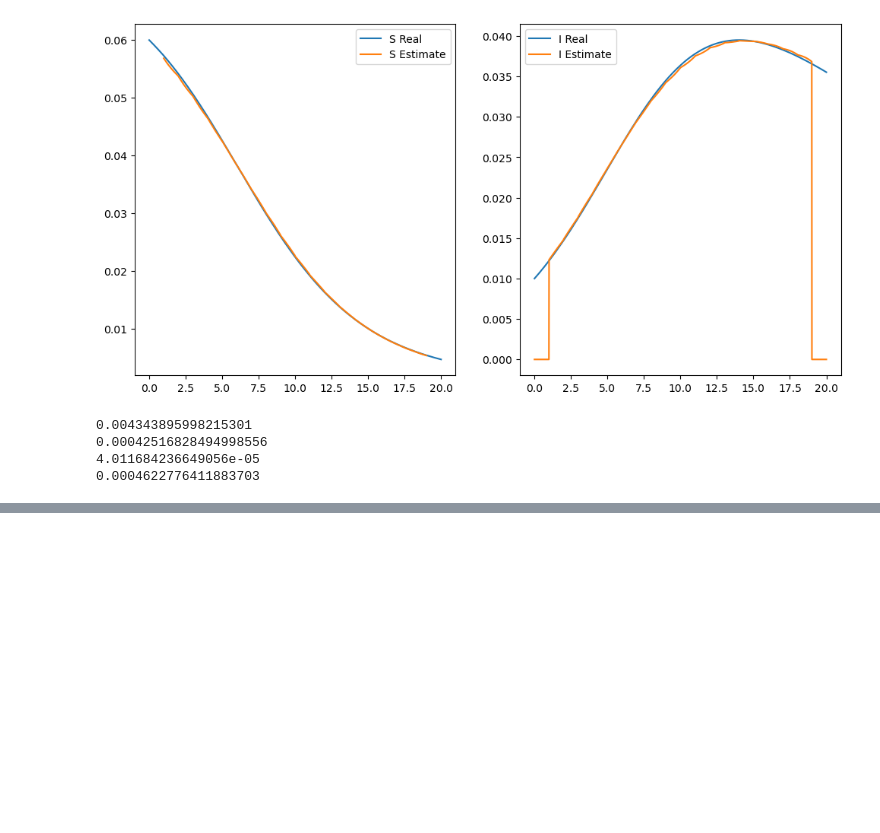
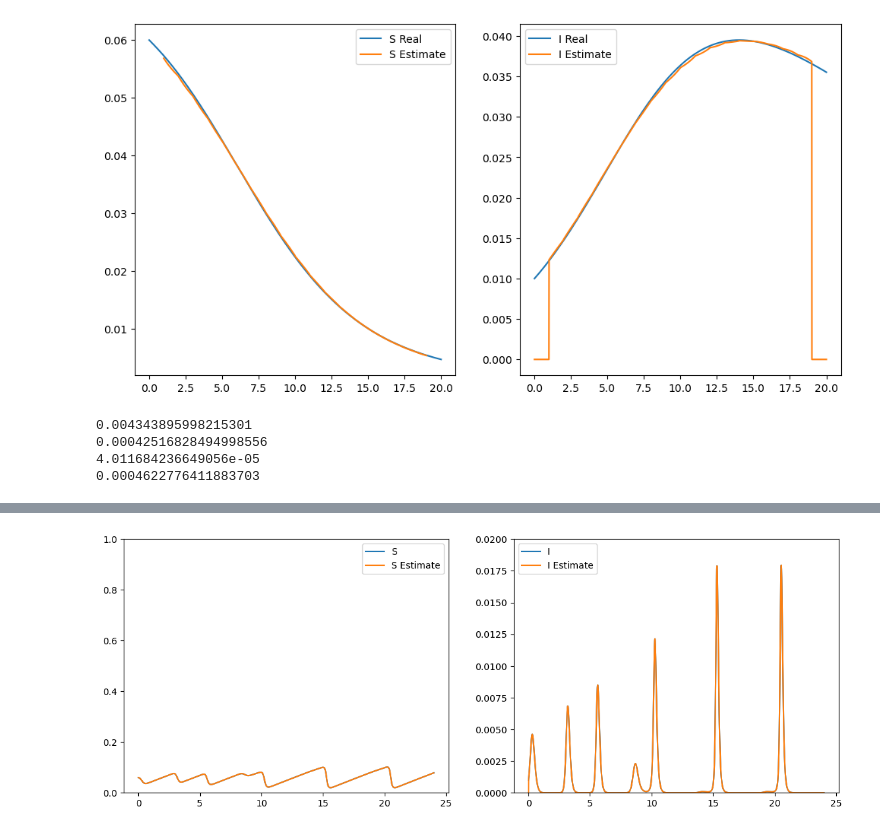
Before and after one commit to rahalnanayakkara/nonlinear_observers, a Jupyter notebook: epidemiology/SIR_notebook.ipynb, the cells around one changed output, grey strips where cells are left out. Cells and saved outputs as stored; diff of their text form; code cells hidden in the pictures; blank space fills up the shorter version.

```diff
--- a/epidemiology/SIR_notebook.ipynb
+++ b/epidemiology/SIR_notebook.ipynb
@@ -86,0 +165,20 @@ print(np.max(y3))
+# %%
+x_hat = sir_ode.invert_output(time, y_hat)
+
+plt.figure(figsize=(14,5))
+
+plt.subplot(1,2,1)
+plt.plot(time, x[0], label="S")
+plt.plot(time, x_hat[0], label="S Estimate")
+plt.ylim([0,1])
+plt.legend()
+
+plt.subplot(1,2,2)
+plt.plot(time, x[1], label="I")
+plt.plot(time, x_hat[1], label="I Estimate")
+plt.ylim([0,0.02])
+plt.legend()
+
+plt.show()
+# %% [output]
+[figure, added]
```
Also changed, not shown: parts of 11 cells of this notebook, 4 other files.
